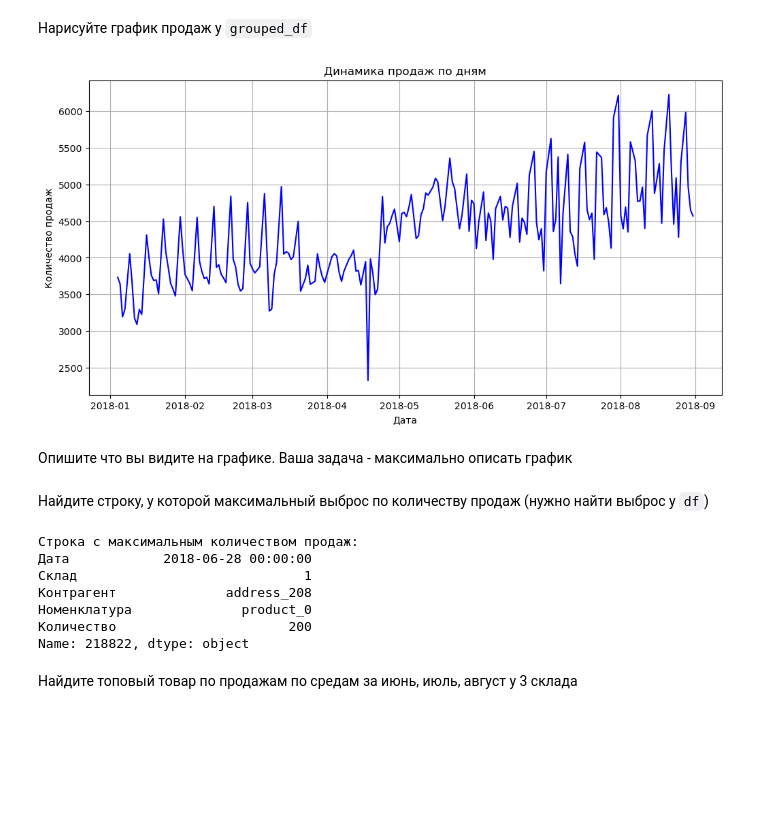
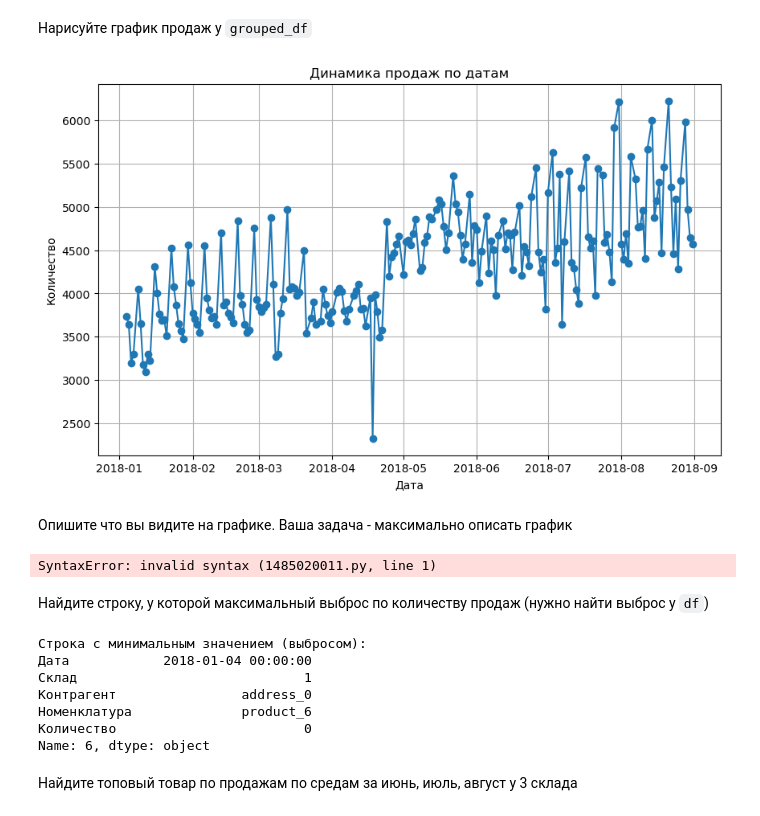
Before and after one commit to Damir379/python_project, a Jupyter notebook: Блок 3 (1).ipynb, the cells around one changed output. Drawn from its saved outputs; the diff is of its cells as text; code cells hidden in the pictures; blank space fills up the shorter version.

```diff
--- a/Блок 3 (1).ipynb
+++ b/Блок 3 (1).ipynb
@@ -5,7 +5,7 @@ import matplotlib.pyplot as plt
 import seaborn as sns
 # %%
 # Прочитайте данные (переменную назовите 'df')
-df = pd.read_csv('data.csv')
+df = pd.read_csv('data (2).csv')
 
 # Вывести несколько первых строк таблицы данных
 print(df.head())
@@ -12,5 +18,0 @@ print(df.head())
-# %%
-import pandas as pd
-import matplotlib.pyplot as plt
-df = pd.read_csv('data (2).csv', encoding='utf-8')
-print(df.head())
@@ -70,35 +62,43 @@ print(grouped_df.head())
 # %% [markdown]
 Нарисуйте график продаж у `grouped_df`
 # %%
-plt.figure(figsize=(12, 6))
-plt.plot(grouped_df['Дата'], grouped_df['Количество'], color='blue')
-plt.title('Динамика продаж по дням')
+plt.figure(figsize=(10, 6))
+plt.plot(grouped_df['Дата'], grouped_df['Количество'], marker='o', linestyle='-')
+plt.title('Динамика продаж по датам')
 plt.xlabel('Дата')
-plt.ylabel('Количество продаж')
+plt.ylabel('Количество')
 plt.grid(True)
 plt.show()
 # %% [output]
-[figure, old version]
+[figure, new version]
 # %% [markdown]
 Опишите что вы видите на графике. Ваша задача - максимально описать график
 # %%
-Бизнес развивается успешно, деманстрируя рост продаж. Однако необходимо обратить внемание на резкое подение в конце
-апреля для выяснения причин, а также учитовать высокую волятильность при планирований товарных запасов.
+Общий тренд: Наблюдается выражанная тенденция к росту объема продаж на протяжение всего периода с января по сентябрь 2018 года. Если в начале года
+значения колебалось в диапазоне 3000-4000, то к концу периода они часто достигают 5000-6000 единиц.
+Волатильность(колебания): График характеризуется высокой волатильностью - продажи имеют резкое ежедневные взлеты и падения, что говорит о нестабильном
+спросе или влиянии внешних факторов на ежедневной основе.
+Сезонность/Цикличность: Видны регулярные повторящися пики и спады, что может указывать на наличие недельной или иной циклической сезонности.
+Точка анамального спада: В конце апреля 2018 года отчетливо виден резкий провал до минимального значения ниже 2500 единиц, после чего продажи
+восстанавливается и продолжают рости.
+Структурные изменения: После аномального спада в апреле характер графика меняется: амплетуда колебаний становится более выраженной, а верхний предел
+продаж заиетно увеличивается по сравнению с первым квартолом года.
+# %% [output]
+SyntaxError: invalid syntax (1485020011.py, line 1)
 # %% [markdown]
 Найдите строку, у которой максимальный выброс по количеству продаж (нужно найти выброс у `df`)
-# %%
-max_index = df['Количество'].idxmax()
-max_row = df.loc[max_index]
-print("Строка с максимальным количеством продаж:")
-print(max_row)
-# %% [output]
-Строка с максимальным количеством продаж:
-Дата            2018-06-28 00:00:00
-Склад                             1
-Контрагент              address_208
-Номенклатура              product_0
-Количество                      200
-Name: 218822, dtype: object
+# %%
+min_sales_row = df.loc[df['Количество'].idxmin()]
+print("Строка с минимальным значением (выбросом):")
+print(min_sales_row)
+# %% [output]
+Строка с минимальным значением (выбросом):
+Дата            2018-01-04 00:00:00
+Склад                             1
+Контрагент                address_0
+Номенклатура              product_6
+Количество                        0
+Name: 6, dtype: object
 # %% [markdown]
 Найдите топовый товар по продажам по средам за июнь, июль, август у 3 склада
 # %%
```
Also changed, not shown: parts of 20 cells of this notebook.
